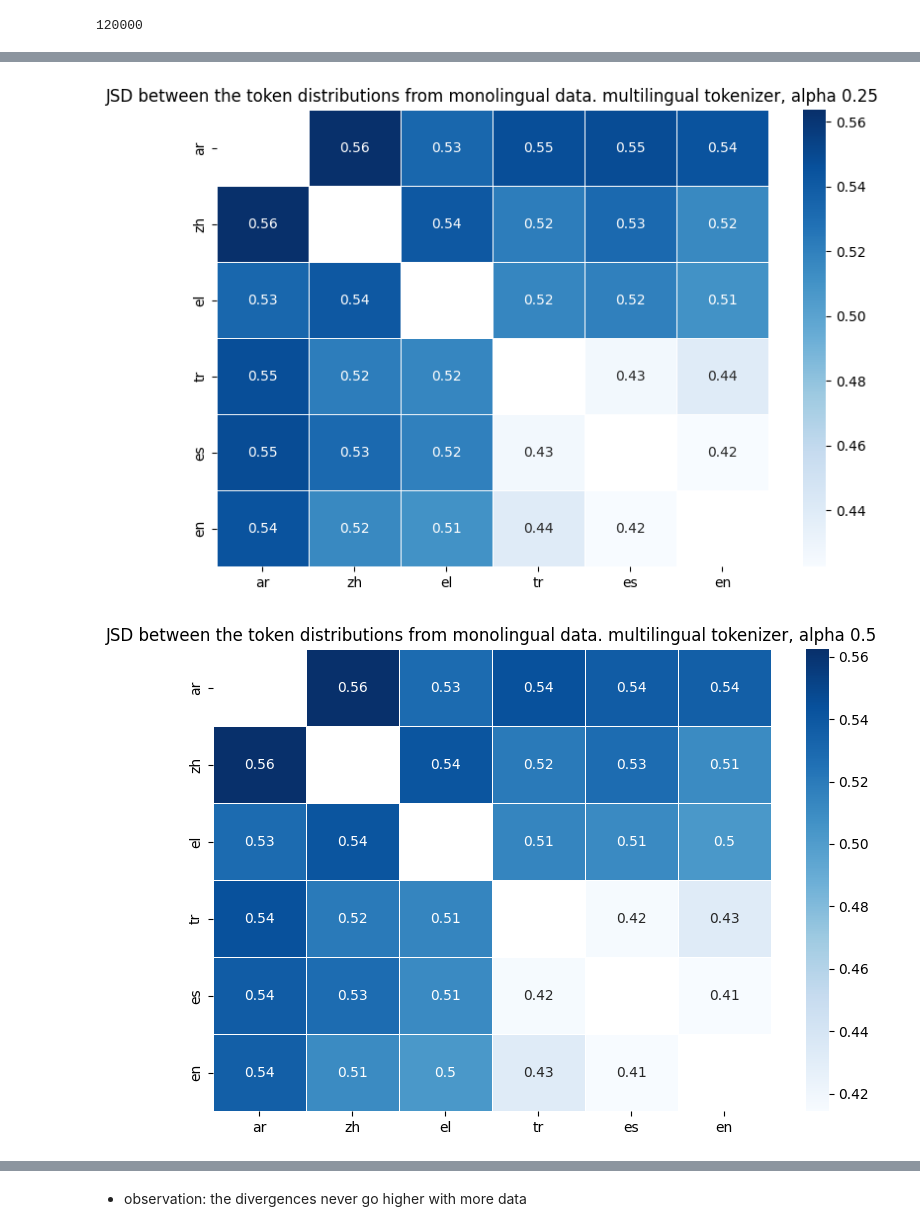
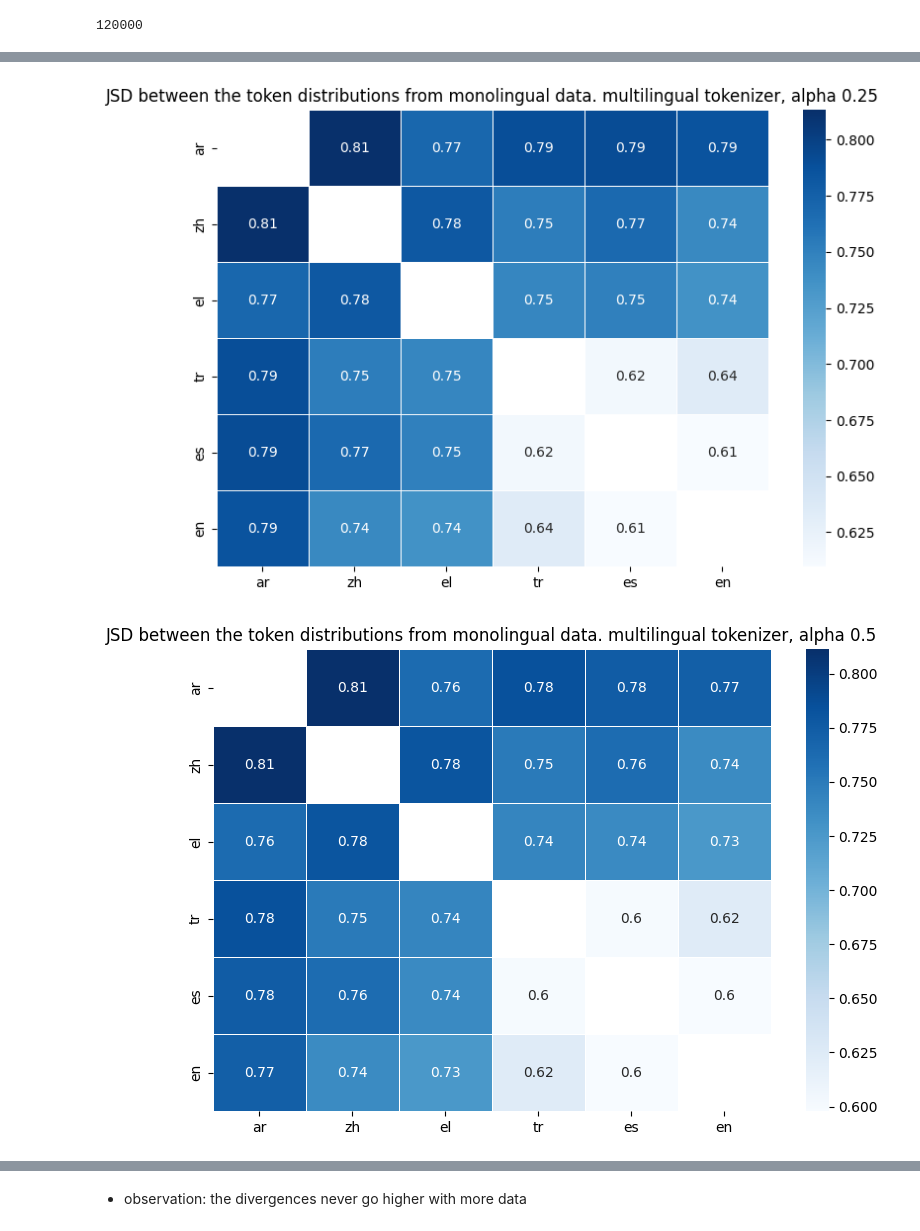
Before and after one commit to tomlimi/entangled_in_scripts, a Jupyter notebook: src/notebooks/4a_multilingual_tokenizer_distribution_properties.ipynb, the cells around one changed output, grey strips where cells are left out. Cells and saved outputs as stored; diff of their text form; code cells hidden in the pictures.

```diff
--- a/src/notebooks/4a_multilingual_tokenizer_distribution_properties.ipynb
+++ b/src/notebooks/4a_multilingual_tokenizer_distribution_properties.ipynb
@@ -72,7 +72,7 @@ for alpha in alphas:
     jds[alpha] = {}
     for lang1, lang2 in itertools.product(languages, languages):
         # to get the divergence, we need to square the JS-distances
-        jds[alpha][(lang1, lang2)] = jensenshannon(token_dists[alpha][lang1], token_dists[alpha][lang2]) ** 2
+        jds[alpha][(lang1, lang2)] = jensenshannon(token_dists[alpha][lang1], token_dists[alpha][lang2], base=2.) ** 2
 
 # plot the KL divergence as a heatmap
 for alpha in alphas:
@@ -94,2 +94,2 @@ for alpha in alphas:
-[figure, old version]
+[figure, new version]
-[figure, old version]
+[figure, new version]
```
Also changed, not shown: parts of 5 cells of this notebook, 3 other files.
